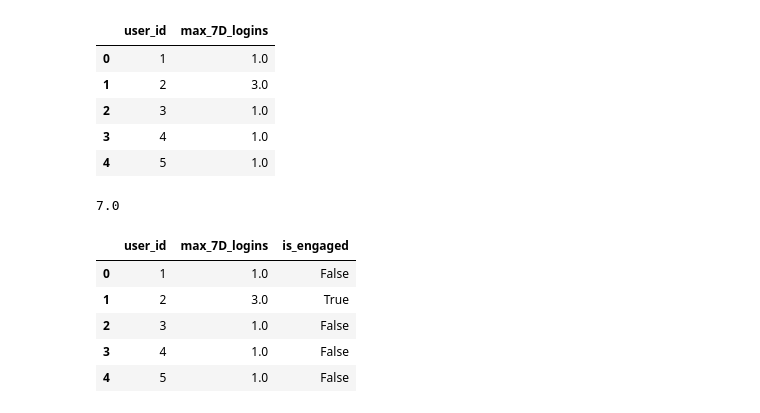
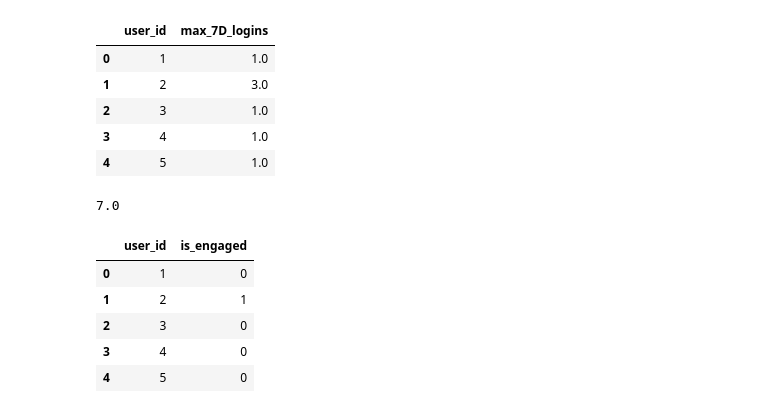
Before and after one commit to BrettlyCD/relax_challenge, a Jupyter notebook: notebooks/user_adoption.ipynb, the cells around one changed output. Cells and saved outputs as stored; diff of their text form; code cells hidden in the pictures.

```diff
--- a/notebooks/user_adoption.ipynb
+++ b/notebooks/user_adoption.ipynb
@@ -237,13 +237,15 @@ user_max['max_7D_logins'].max()
 7.0
 # %%
 #nice! Let's create a flag for our target features
-user_max['is_engaged'] = user_max['max_7D_logins'] >= 3.0
+user_max['is_engaged'] = np.where(user_max['max_7D_logins'] >= 3.0, 1, 0)
+
+user_max.drop('max_7D_logins', axis=1, inplace=True)
 
 user_max.head()
 # %% [output]
-|  | user_id | max_7D_logins | is_engaged |
-| 0 | 1 | 1.0 | False |
-| 1 | 2 | 3.0 | True |
-| 2 | 3 | 1.0 | False |
-| 3 | 4 | 1.0 | False |
-| 4 | 5 | 1.0 | False |
+|  | user_id | is_engaged |
+| 0 | 1 | 0 |
+| 1 | 2 | 1 |
+| 2 | 3 | 0 |
+| 3 | 4 | 0 |
+| 4 | 5 | 0 |
```
Also changed, not shown: parts of 33 cells of this notebook.
